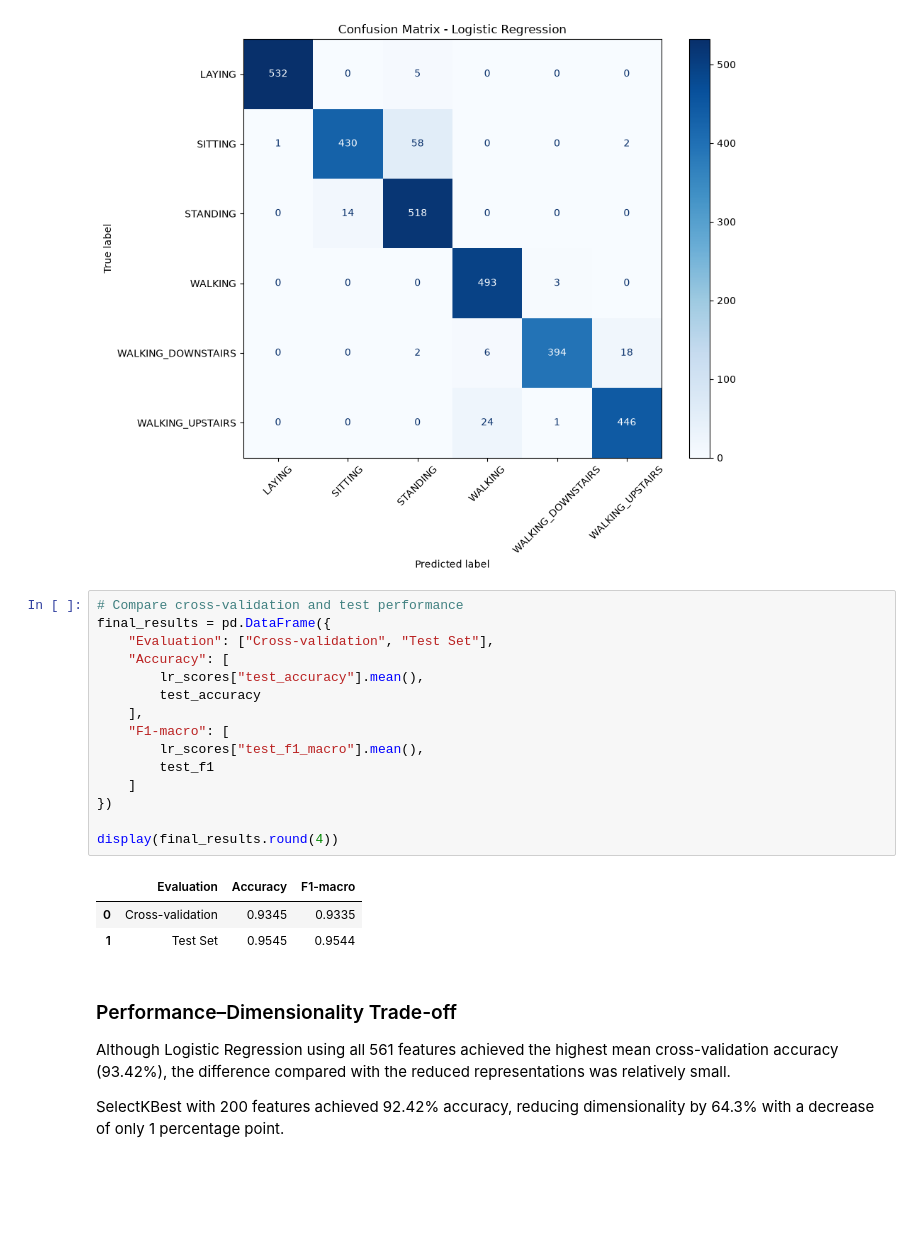
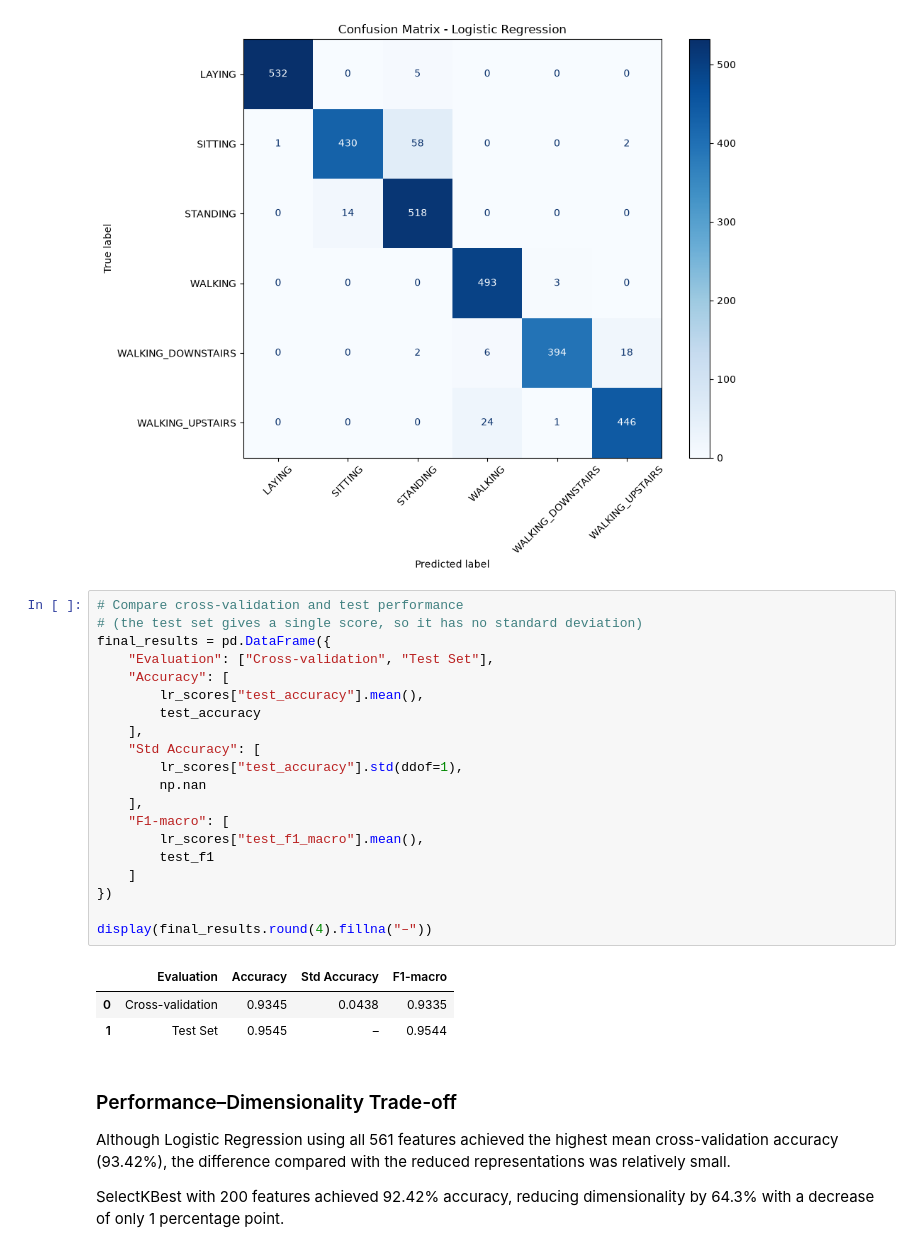
Before and after one commit to PrincesseVoiture/Hands-on-ML, a Jupyter notebook: HAR.ipynb, the cells around one changed output. Drawn from its saved outputs; the diff is of its cells as text; blank space fills up the shorter version.

```diff
--- a/HAR.ipynb
+++ b/HAR.ipynb
@@ -1010,23 +1020,28 @@ plt.show()
 [figure]
 # %%
 # Compare cross-validation and test performance
+# (the test set gives a single score, so it has no standard deviation)
 final_results = pd.DataFrame({
     "Evaluation": ["Cross-validation", "Test Set"],
     "Accuracy": [
         lr_scores["test_accuracy"].mean(),
         test_accuracy
+    ],
+    "Std Accuracy": [
+        lr_scores["test_accuracy"].std(ddof=1),
+        np.nan
     ],
     "F1-macro": [
         lr_scores["test_f1_macro"].mean(),
         test_f1
     ]
 })
 
-display(final_results.round(4))
+display(final_results.round(4).fillna("–"))
 # %% [output]
-|  | Evaluation | Accuracy | F1-macro |
-| 0 | Cross-validation | 0.9345 | 0.9335 |
-| 1 | Test Set | 0.9545 | 0.9544 |
+|  | Evaluation | Accuracy | Std Accuracy | F1-macro |
+| 0 | Cross-validation | 0.9345 | 0.0438 | 0.9335 |
+| 1 | Test Set | 0.9545 | – | 0.9544 |
 # %% [markdown]
 ### Performance–Dimensionality Trade-off
 
```
Also changed, not shown: parts of 13 cells of this notebook, 1 other file.
